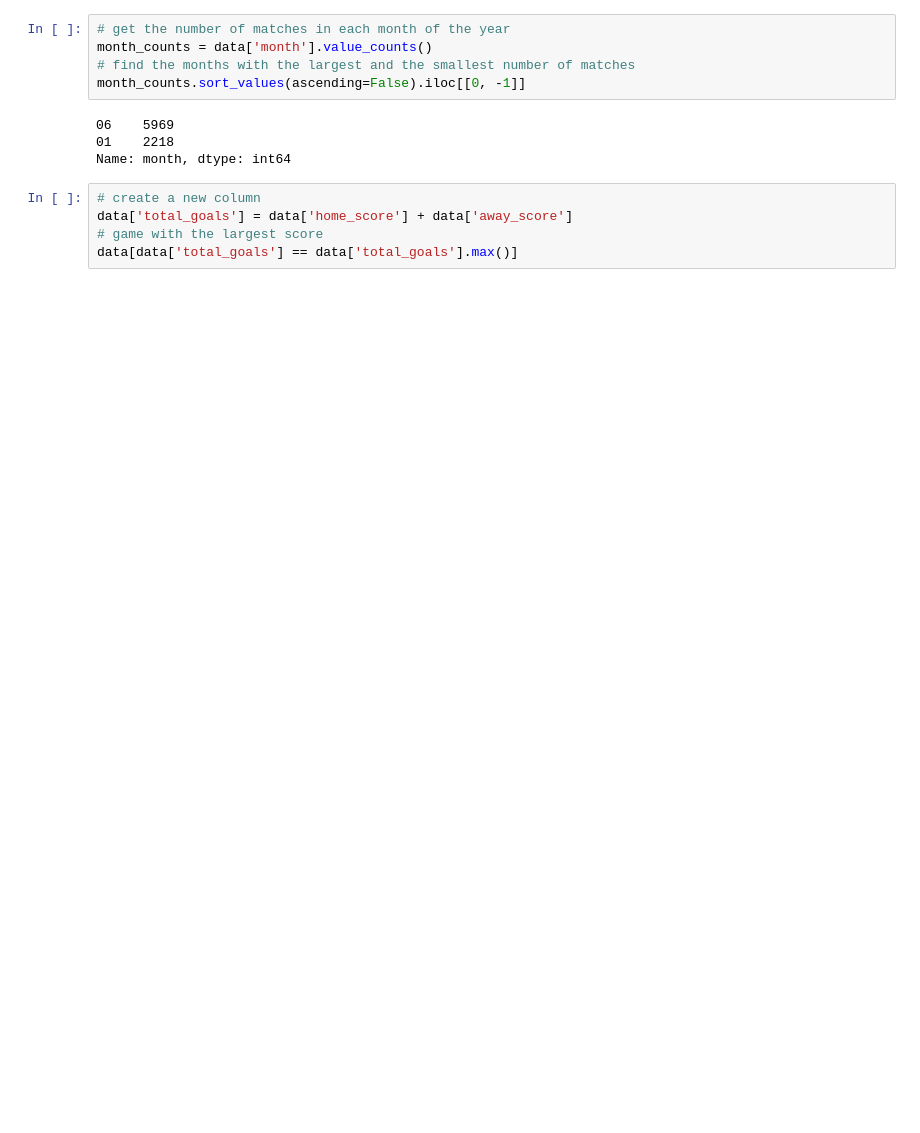
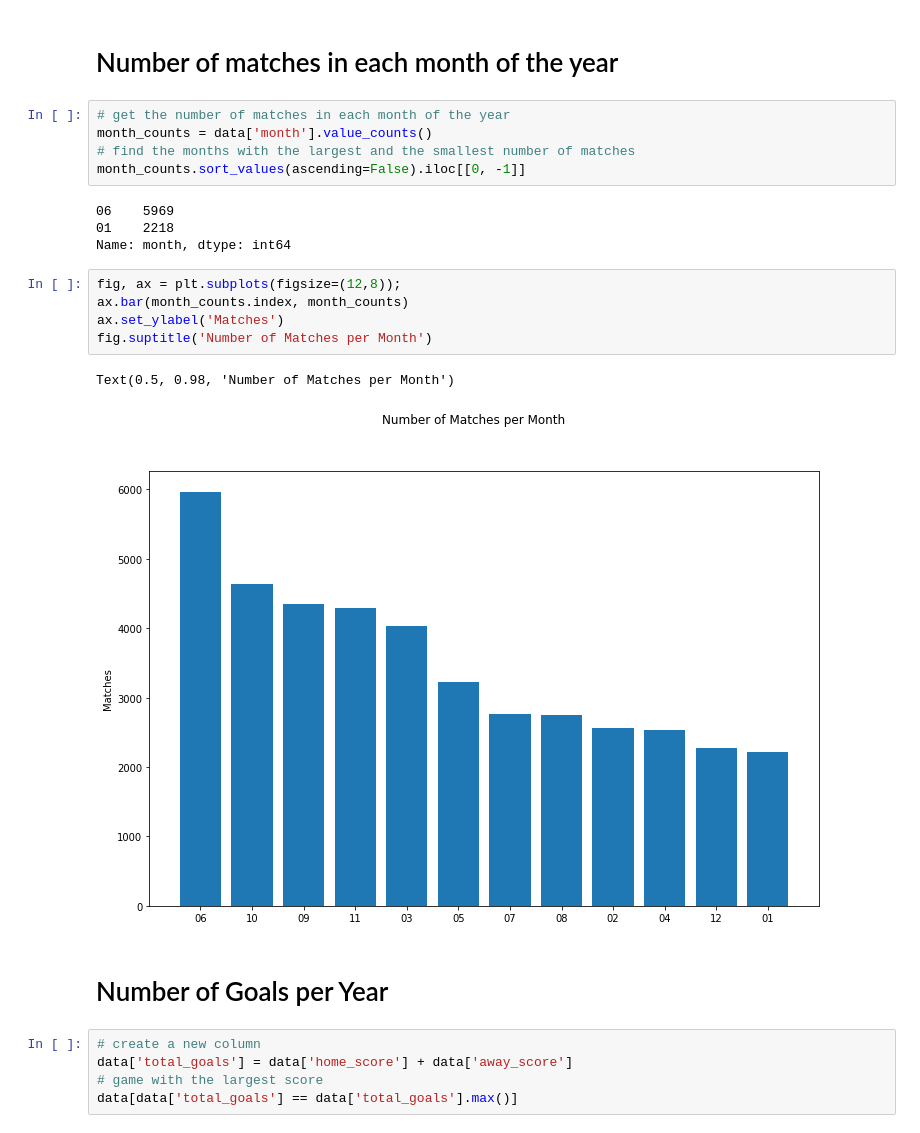
Before and after one commit to abdo17rabah/International-Football-Matches-Analysis, a Jupyter notebook: footNotebook.ipynb, the cells around one changed output. Saved outputs shown, nothing was run; the diff lists cells and outputs as text; blank space fills up the shorter version.

```diff
--- a/footNotebook.ipynb
+++ b/footNotebook.ipynb
@@ -38,4 +51,6 @@ year_counts.sort_values(ascending=False).iloc[[0, -1]]
 Name: year, dtype: int64
+# %% [markdown]
+# Number of matches in each month of the year
 # %%
 # get the number of matches in each month of the year
 month_counts = data['month'].value_counts()
@@ -45,6 +60,16 @@ month_counts.sort_values(ascending=False).iloc[[0, -1]]
 06    5969
 01    2218
 Name: month, dtype: int64
+# %%
+fig, ax = plt.subplots(figsize=(12,8));
+ax.bar(month_counts.index, month_counts)
+ax.set_ylabel('Matches')
+fig.suptitle('Number of Matches per Month')
+# %% [output]
+Text(0.5, 0.98, 'Number of Matches per Month')
+[figure, added]
+# %% [markdown]
+# Number of Goals per Year
 # %%
 # create a new column
 data['total_goals'] = data['home_score'] + data['away_score']
```
Also changed, not shown: parts of 38 cells of this notebook.
